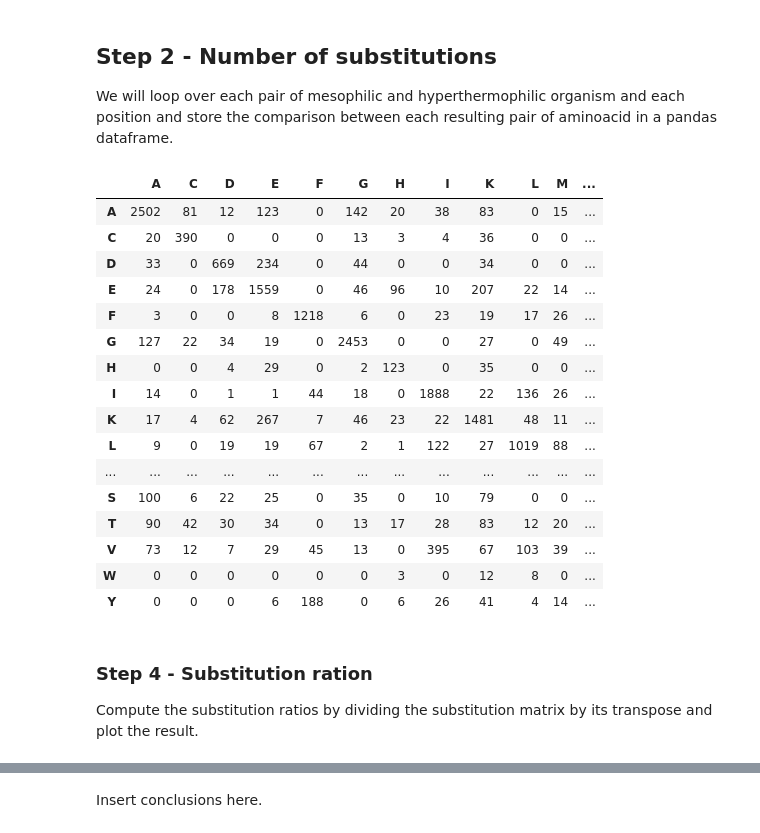
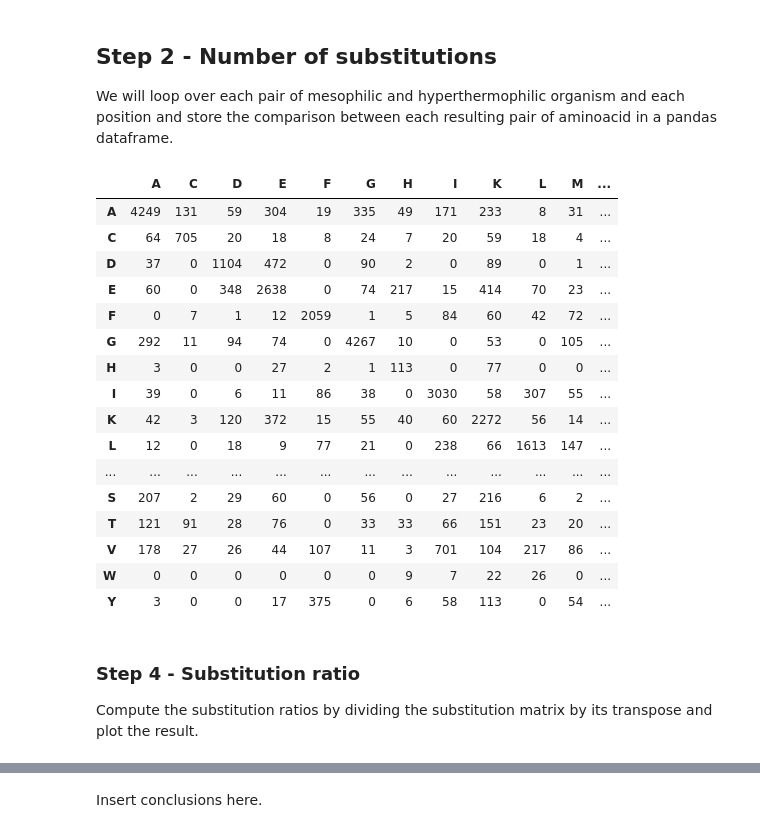
Before and after one commit to rfayat/PSL_Graduate, a Jupyter notebook: Python_Data_Analysis/05-MiniProject-Pandas/01-Alignment_Analysis_corrected.ipynb, the cells around one changed output, grey strips where cells are left out. Cells and saved outputs as stored; diff of their text form; code cells hidden in the pictures.

```diff
--- a/Python_Data_Analysis/05-MiniProject-Pandas/01-Alignment_Analysis_corrected.ipynb
+++ b/Python_Data_Analysis/05-MiniProject-Pandas/01-Alignment_Analysis_corrected.ipynb
@@ -56,7 +55,7 @@ metadata.head(5)
 # hyperthermophilic
 ht_id = metadata["ID"][metadata["Type"] == "HT"].values
 # mesophilic
-t_id =  metadata["ID"][metadata["Type"] == "T"].values
+t_id =  metadata["ID"][metadata["Type"] == "M"].values
 # all of them
 all_id = metadata["ID"].values
 print(ht_id)
@@ -233,46 +233,51 @@ We will loop over each pair of mesophilic and hyperthermophilic organism and eac
 # %%
 amino_acids = ['A', 'C', 'D', 'E', 'F', 'G', 'H', 'I', 'K', 'L', 'M', 'N', 'P',
                'Q', 'R', 'S', 'T', 'V', 'W', 'Y']
 
 substitution_count = pd.DataFrame(np.zeros((len(amino_acids), len(amino_acids)), dtype=int),
                                   index=amino_acids, columns=amino_acids)
 
 # print(t_id)  # mesophilic
 # print(ht_id) # hyperthermophilic
 
 
 # TODO: for each mesophilic archae, loop over all hyperthermophilic organisms
 # and over each position in the sequence and increment the count of substitutions
 # E.G. substitution_count["A"]["L"] is how many time an Alanine in the sequence of a
 # mesophilic archae was replaced by a leucine in the protein sequence of a hyperthermophilic
 # archae
+
+# Loop over each meso/hyper pair
 for meso in t_id:
     for hyper in ht_id:
-        for pos in data.index:
-            meso_aa = data.loc[pos, meso]
-            hyper_aa = data.loc[pos, hyper]
-            substitution_count.loc[meso_aa, hyper_aa] += 1
+        # Some of the archae in the metadata are not in data
+        if meso in list(data) and hyper in list(data):
+            # Loop over each position
+            for pos in data.index:
+                meso_aa = data.loc[pos, meso]
+                hyper_aa = data.loc[pos, hyper]
+                substitution_count.loc[meso_aa, hyper_aa] += 1
 substitution_count
 # %% [output]
 |  | A | C | D | E | F | G | H | I | K | L | M | ... |
-| A | 2502 | 81 | 12 | 123 | 0 | 142 | 20 | 38 | 83 | 0 | 15 | ... |
-| C | 20 | 390 | 0 | 0 | 0 | 13 | 3 | 4 | 36 | 0 | 0 | ... |
-| D | 33 | 0 | 669 | 234 | 0 | 44 | 0 | 0 | 34 | 0 | 0 | ... |
-| E | 24 | 0 | 178 | 1559 | 0 | 46 | 96 | 10 | 207 | 22 | 14 | ... |
-| F | 3 | 0 | 0 | 8 | 1218 | 6 | 0 | 23 | 19 | 17 | 26 | ... |
-| G | 127 | 22 | 34 | 19 | 0 | 2453 | 0 | 0 | 27 | 0 | 49 | ... |
-| H | 0 | 0 | 4 | 29 | 0 | 2 | 123 | 0 | 35 | 0 | 0 | ... |
-| I | 14 | 0 | 1 | 1 | 44 | 18 | 0 | 1888 | 22 | 136 | 26 | ... |
-| K | 17 | 4 | 62 | 267 | 7 | 46 | 23 | 22 | 1481 | 48 | 11 | ... |
-| L | 9 | 0 | 19 | 19 | 67 | 2 | 1 | 122 | 27 | 1019 | 88 | ... |
+| A | 4249 | 131 | 59 | 304 | 19 | 335 | 49 | 171 | 233 | 8 | 31 | ... |
+| C | 64 | 705 | 20 | 18 | 8 | 24 | 7 | 20 | 59 | 18 | 4 | ... |
+| D | 37 | 0 | 1104 | 472 | 0 | 90 | 2 | 0 | 89 | 0 | 1 | ... |
+| E | 60 | 0 | 348 | 2638 | 0 | 74 | 217 | 15 | 414 | 70 | 23 | ... |
+| F | 0 | 7 | 1 | 12 | 2059 | 1 | 5 | 84 | 60 | 42 | 72 | ... |
+| G | 292 | 11 | 94 | 74 | 0 | 4267 | 10 | 0 | 53 | 0 | 105 | ... |
+| H | 3 | 0 | 0 | 27 | 2 | 1 | 113 | 0 | 77 | 0 | 0 | ... |
+| I | 39 | 0 | 6 | 11 | 86 | 38 | 0 | 3030 | 58 | 307 | 55 | ... |
+| K | 42 | 3 | 120 | 372 | 15 | 55 | 40 | 60 | 2272 | 56 | 14 | ... |
+| L | 12 | 0 | 18 | 9 | 77 | 21 | 0 | 238 | 66 | 1613 | 147 | ... |
 | ... | ... | ... | ... | ... | ... | ... | ... | ... | ... | ... | ... | ... |
-| S | 100 | 6 | 22 | 25 | 0 | 35 | 0 | 10 | 79 | 0 | 0 | ... |
-| T | 90 | 42 | 30 | 34 | 0 | 13 | 17 | 28 | 83 | 12 | 20 | ... |
-| V | 73 | 12 | 7 | 29 | 45 | 13 | 0 | 395 | 67 | 103 | 39 | ... |
-| W | 0 | 0 | 0 | 0 | 0 | 0 | 3 | 0 | 12 | 8 | 0 | ... |
-| Y | 0 | 0 | 0 | 6 | 188 | 0 | 6 | 26 | 41 | 4 | 14 | ... |
+| S | 207 | 2 | 29 | 60 | 0 | 56 | 0 | 27 | 216 | 6 | 2 | ... |
+| T | 121 | 91 | 28 | 76 | 0 | 33 | 33 | 66 | 151 | 23 | 20 | ... |
+| V | 178 | 27 | 26 | 44 | 107 | 11 | 3 | 701 | 104 | 217 | 86 | ... |
+| W | 0 | 0 | 0 | 0 | 0 | 0 | 9 | 7 | 22 | 26 | 0 | ... |
+| Y | 3 | 0 | 0 | 17 | 375 | 0 | 6 | 58 | 113 | 0 | 54 | ... |
 # %% [markdown]
-### Step 4 - Substitution ration
+### Step 4 - Substitution ratio
 Compute the substitution ratios by dividing the substitution matrix by its transpose and plot the result.
 # %%
 # TODO: Compute the substitution ratios
```
Also changed, not shown: parts of 5 cells of this notebook, 7 other files.
